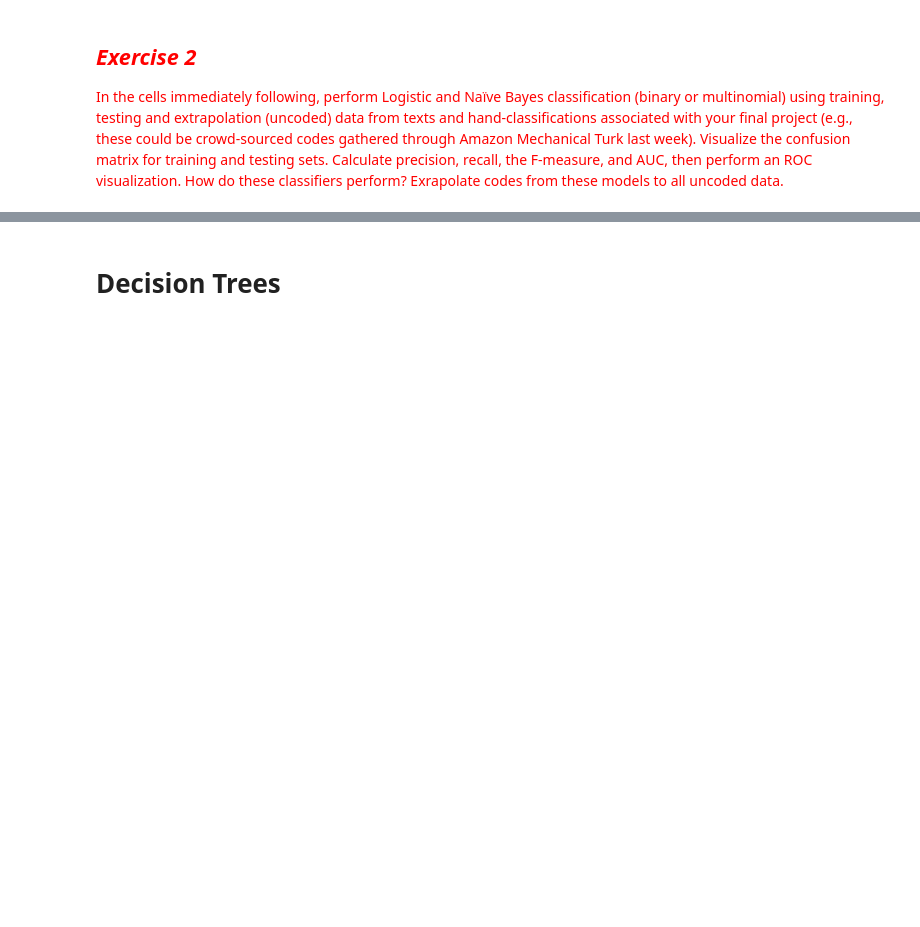
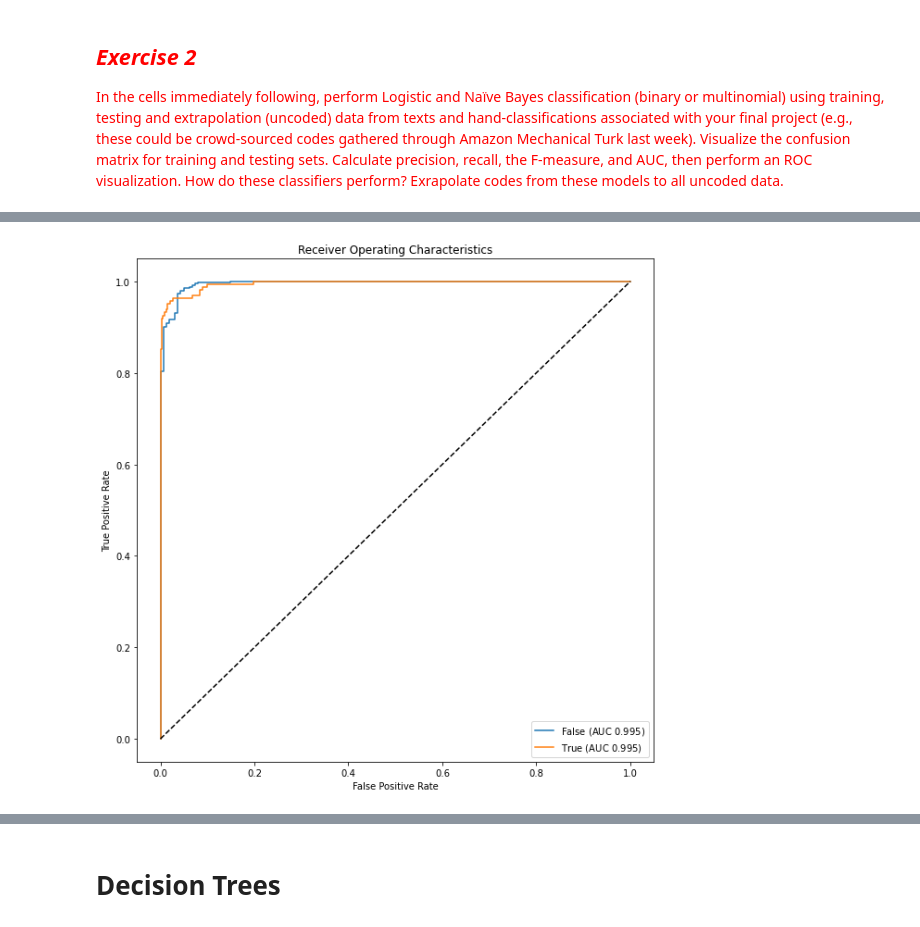
Before and after one commit to Raychanan/Homework-Notebooks, a Jupyter notebook: week-4/4-Classification-Copy1.ipynb, the cells around one changed output, grey strips where cells are left out. Cells and saved outputs as stored; diff of their text form; code cells hidden in the pictures; blank space fills up the shorter version.

```diff
--- a/week-4/4-Classification-Copy1.ipynb
+++ b/week-4/4-Classification-Copy1.ipynb
@@ -763,0 +1537,4 @@ lucem_illud.plotregions(MultinomialNB_ng, test_ng_df)
+# %%
+lucem_illud.plotMultiROC(naiveBayes, test_data_df)
+# %% [output]
+[figure, added]
```
Also changed, not shown: parts of 223 cells of this notebook, 7 other files.
